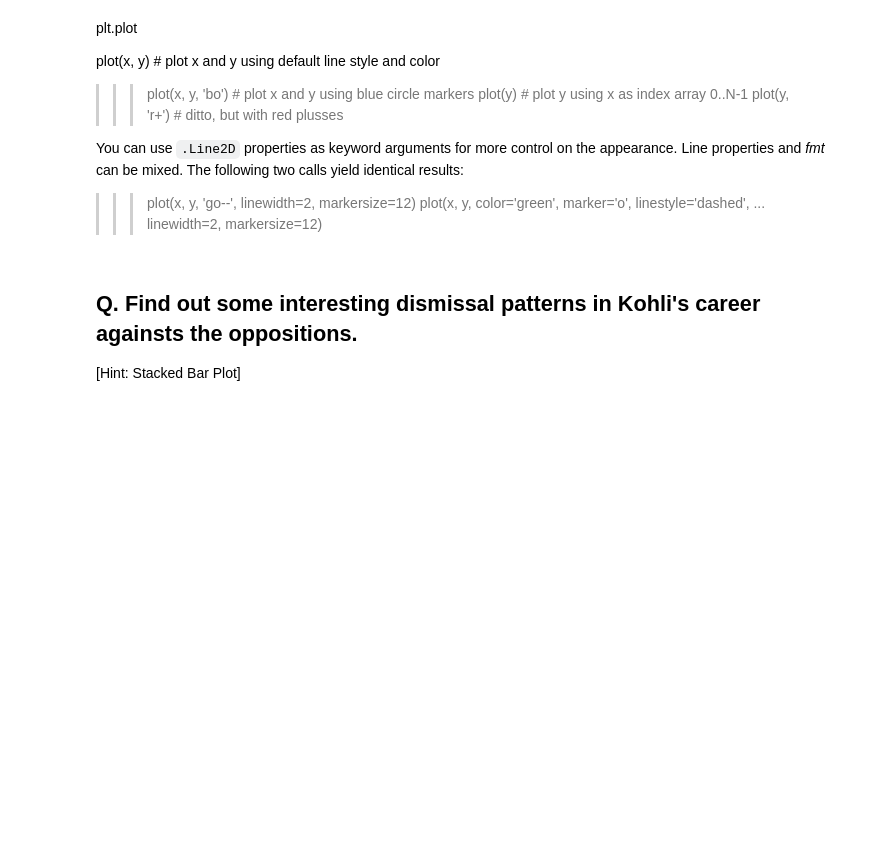
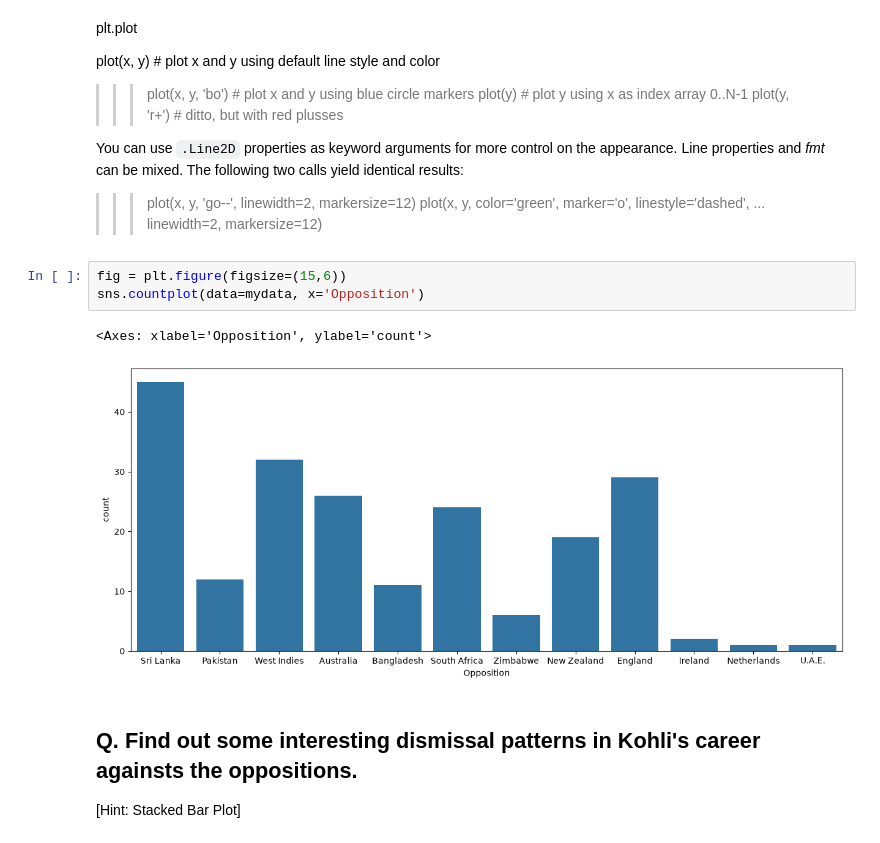
Before and after one commit to Gitey007/HCL-Projects, a Jupyter notebook: 01:10/Visualization_Kohli.ipynb, the cells around one changed output. Cells and saved outputs as stored; diff of their text form; blank space fills up the shorter version.

```diff
--- a/01:10/Visualization_Kohli.ipynb
+++ b/01:10/Visualization_Kohli.ipynb
@@ -149,6 +174,12 @@ The following two calls yield identical results:
 >>> plot(x, y, 'go--', linewidth=2, markersize=12)
 >>> plot(x, y, color='green', marker='o', linestyle='dashed',
 ...      linewidth=2, markersize=12)
+# %%
+fig = plt.figure(figsize=(15,6))
+sns.countplot(data=mydata, x='Opposition')
+# %% [output]
+<Axes: xlabel='Opposition', ylabel='count'>
+[figure, added]
 # %% [markdown]
 ## Q. Find out some interesting dismissal patterns in Kohli's career againsts the oppositions.
 [Hint: Stacked Bar Plot]
```
Also changed, not shown: parts of 7 cells of this notebook.
